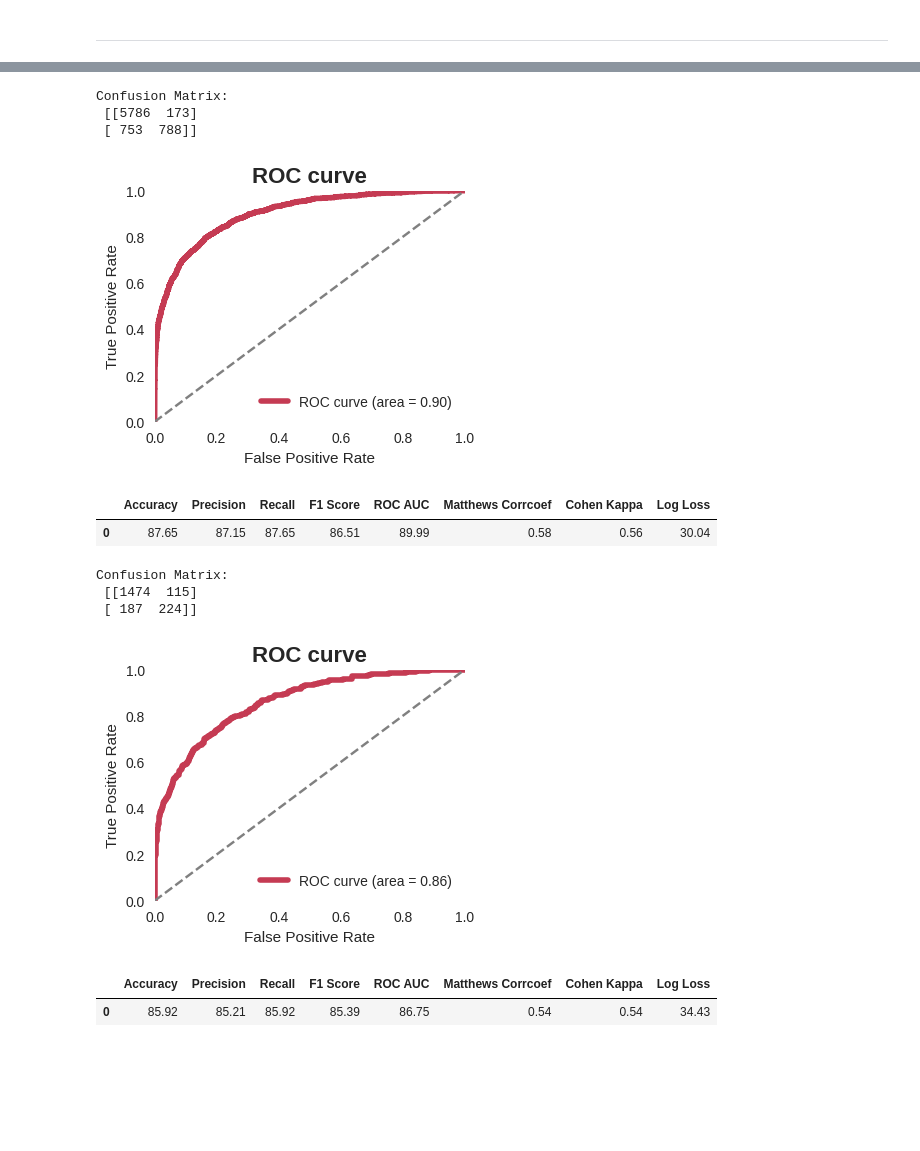
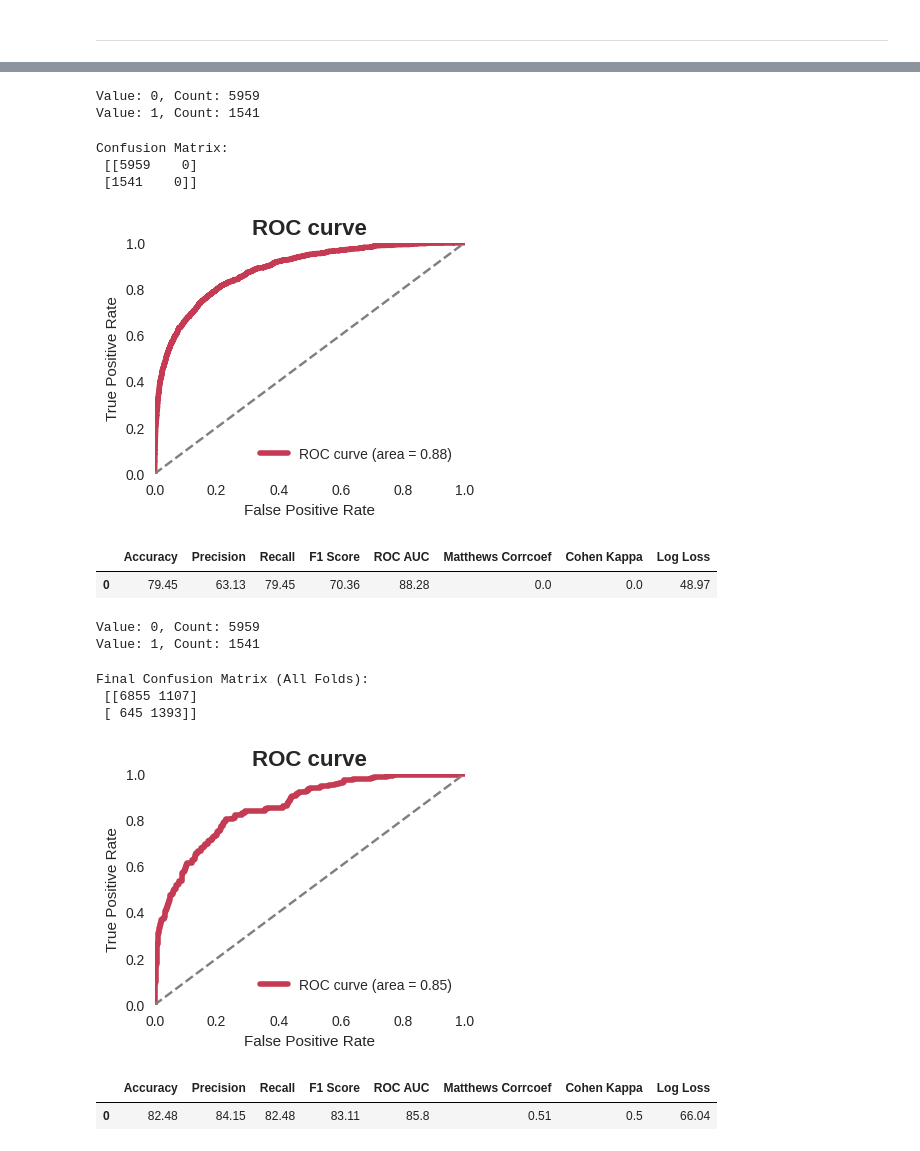
Before and after one commit to rvanguita/bank_customer_churn, a Jupyter notebook: main.ipynb, the cells around one changed output, grey strips where cells are left out. Saved outputs shown, nothing was run; the diff lists cells and outputs as text; code cells hidden in the pictures; blank space fills up the shorter version.

```diff
--- a/main.ipynb
+++ b/main.ipynb
@@ -309,27 +314,45 @@ best_params_XGBClassifier = {'learning_rate': 0.0011565921292092409,
                              'min_child_weight': 15}
 model_xgb = xgb.XGBClassifier(**best_params_XGBClassifier)
 # %%
-train = ValidationClassification(model=model_cb, rouc_curve=True, oversampling=True, confusion_matrix=True)
+train = ValidationClassification(model=model_xgb, rouc_curve=True, oversampling=True, confusion_matrix=True)
+# %%
+unique_values, counts = np.unique(y_train, return_counts=True)
+
+# Exibindo o resultado
+for value, count in zip(unique_values, counts):
+    print(f"Value: {value}, Count: {count}")
+# %% [output]
+Value: 0, Count: 5959
+Value: 1, Count: 1541
 # %%
 normal_scores = train.normal(X=X_train, y=y_train)
 normal_scores
 # %% [output]
 Confusion Matrix:
- [[5786  173]
- [ 753  788]]
+ [[5959    0]
+ [1541    0]]
-[figure, old version]
+[figure, new version]
 |  | Accuracy | Precision | Recall | F1 Score | ROC AUC | Matthews Corrcoef | Cohen Kappa | Log Loss |
-| 0 | 87.65 | 87.15 | 87.65 | 86.51 | 89.99 | 0.58 | 0.56 | 30.04 |
+| 0 | 79.45 | 63.13 | 79.45 | 70.36 | 88.28 | 0.0 | 0.0 | 48.97 |
+# %%
+unique_values, counts = np.unique(y_train, return_counts=True)
+
+# Exibindo o resultado
+for value, count in zip(unique_values, counts):
+    print(f"Value: {value}, Count: {count}")
+# %% [output]
+Value: 0, Count: 5959
+Value: 1, Count: 1541
 # %%
-cross_validation_scores = train.cross(X=X_standard, y=y, n_splits = 5)
+cross_validation_scores = train.cross(X=X_standard, y=y, n_splits = 10)
 cross_validation_scores
 # %% [output]
-Confusion Matrix:
- [[1474  115]
- [ 187  224]]
+Final Confusion Matrix (All Folds):
+ [[6855 1107]
+ [ 645 1393]]
-[figure, old version]
+[figure, new version]
 |  | Accuracy | Precision | Recall | F1 Score | ROC AUC | Matthews Corrcoef | Cohen Kappa | Log Loss |
-| 0 | 85.92 | 85.21 | 85.92 | 85.39 | 86.75 | 0.54 | 0.54 | 34.43 |
+| 0 | 82.48 | 84.15 | 82.48 | 83.11 | 85.8 | 0.51 | 0.5 | 66.04 |
 # %%
 combined_df = pd.concat([normal_scores,
                          cross_validation_scores,
```
Also changed, not shown: parts of 3 cells of this notebook, 6 other files.
